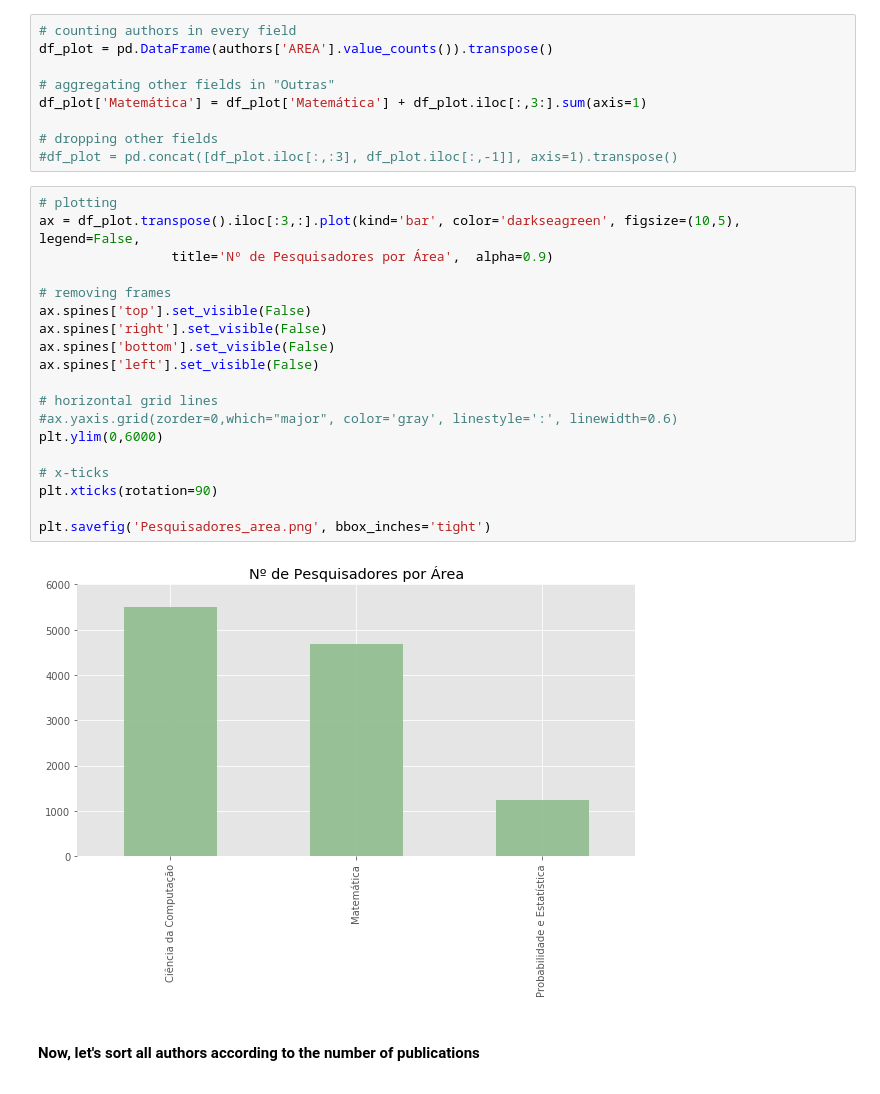
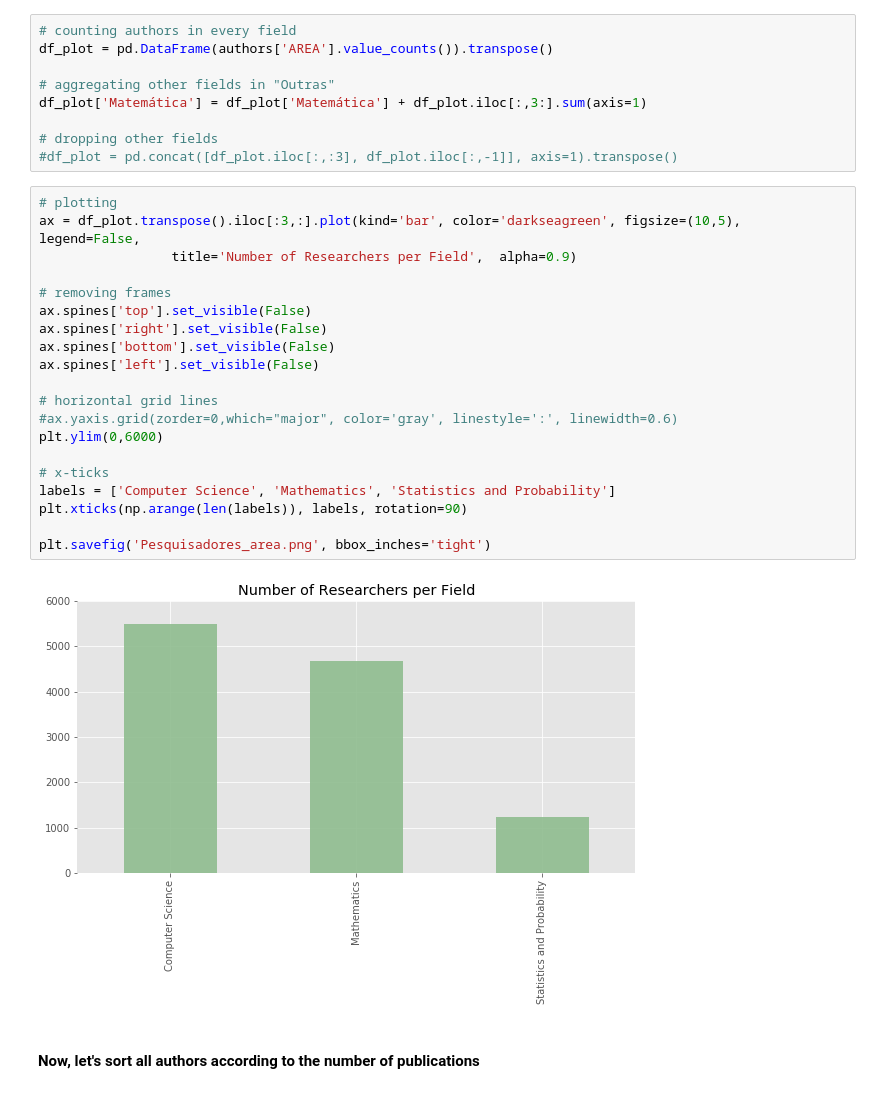
Before and after one commit to davibarreira/PBMNet, a Jupyter notebook: Exploring_Database.ipynb, the cells around one changed output. Drawn from its saved outputs; the diff is of its cells as text.

```diff
--- a/Exploring_Database.ipynb
+++ b/Exploring_Database.ipynb
@@ -201,24 +201,25 @@ df_plot['Matemática'] = df_plot['Matemática'] + df_plot.iloc[:,3:].sum(axis=1)
 # %%
 # plotting
 ax = df_plot.transpose().iloc[:3,:].plot(kind='bar', color='darkseagreen', figsize=(10,5), legend=False,
-                 title='Nº de Pesquisadores por Área',  alpha=0.9)
+                 title='Number of Researchers per Field',  alpha=0.9)
 
 # removing frames
 ax.spines['top'].set_visible(False)
 ax.spines['right'].set_visible(False)
 ax.spines['bottom'].set_visible(False)
 ax.spines['left'].set_visible(False)
 
 # horizontal grid lines
 #ax.yaxis.grid(zorder=0,which="major", color='gray', linestyle=':', linewidth=0.6)
 plt.ylim(0,6000)
 
 # x-ticks
-plt.xticks(rotation=90)
+labels = ['Computer Science', 'Mathematics', 'Statistics and Probability']
+plt.xticks(np.arange(len(labels)), labels, rotation=90)
 
 plt.savefig('Pesquisadores_area.png', bbox_inches='tight')
 # %% [output]
-[figure, old version]
+[figure, new version]
 # %% [markdown]
 <br>
 
```
Also changed, not shown: parts of 8 cells of this notebook, 8 other files.
